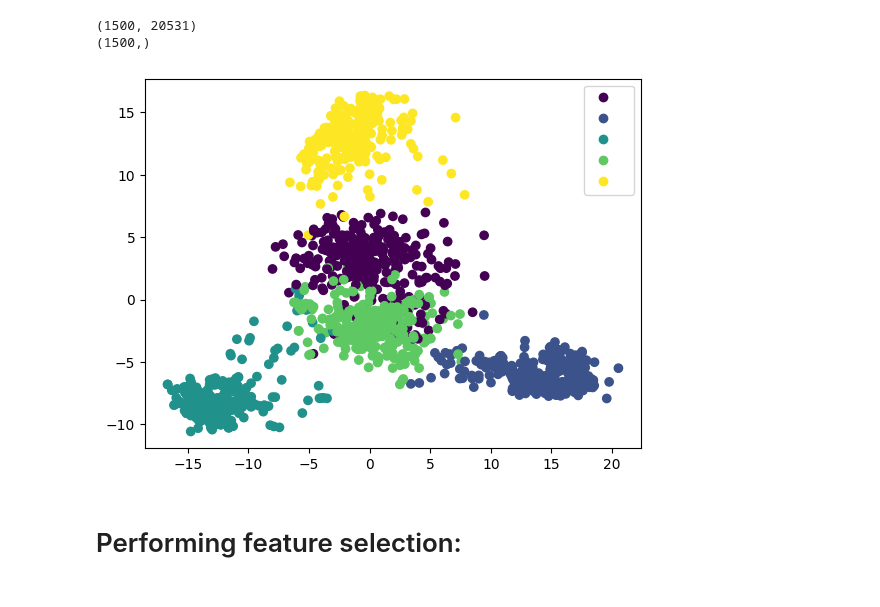
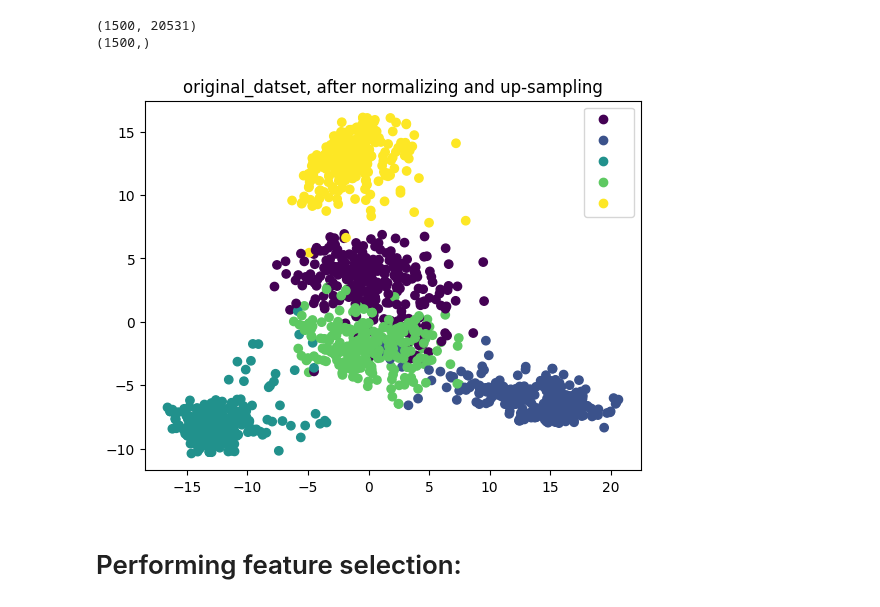
Before and after one commit to danialebrat/Comp_8720_Advanced_AI, a Jupyter notebook: Final Project/PCA.ipynb, the cells around one changed output. Saved outputs shown, nothing was run; the diff lists cells and outputs as text; code cells hidden in the pictures.

```diff
--- a/Final Project/PCA.ipynb
+++ b/Final Project/PCA.ipynb
@@ -57,14 +57,15 @@ print(labels_df.shape)
 # %%
 #pca = KernelPCA(data_df)
 
 pca = PCA(n_components=10)
 X_pca_org = pca.fit_transform(data_df)
 
 plot = plt.scatter(X_pca_org[:,0], X_pca_org[:,1], c=labels_df)
 plt.legend(handles=plot.legend_elements()[0])
+plt.title("original_datset, after normalizing and up-sampling")
 plt.show()
 # %% [output]
-[figure, old version]
+[figure, new version]
 # %% [markdown]
 # Performing feature selection:
 # %% [markdown]
```
Also changed, not shown: parts of 10 cells of this notebook, 1 other file.
